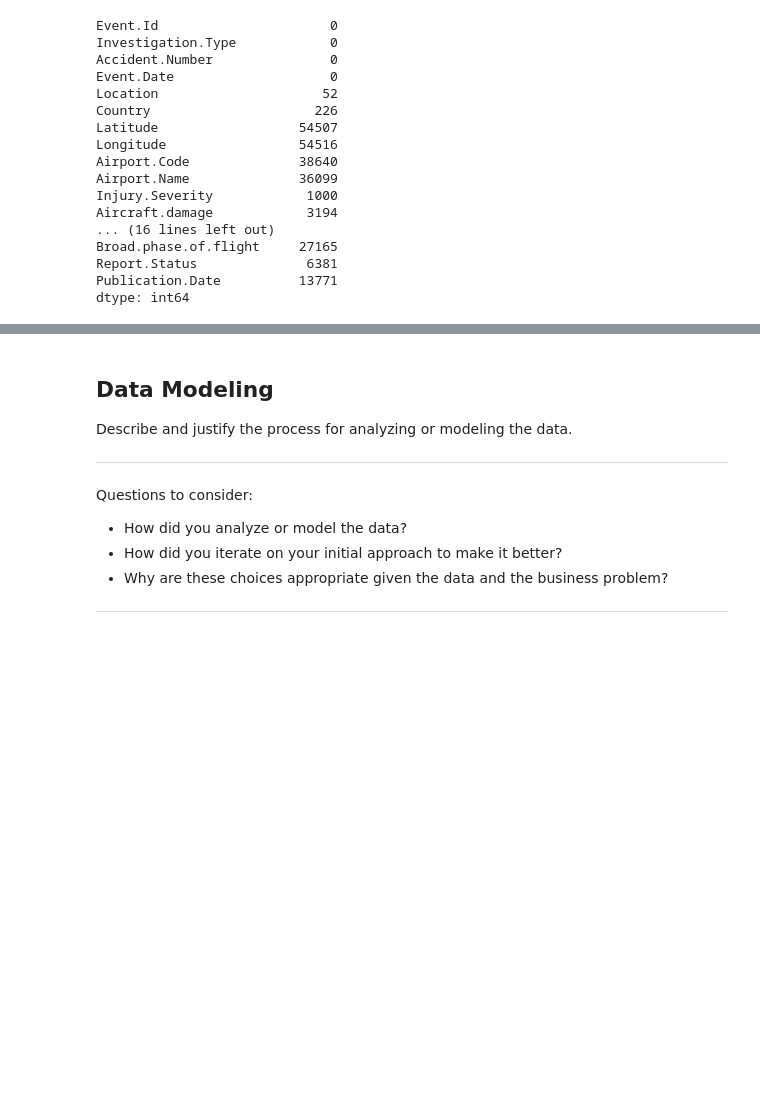
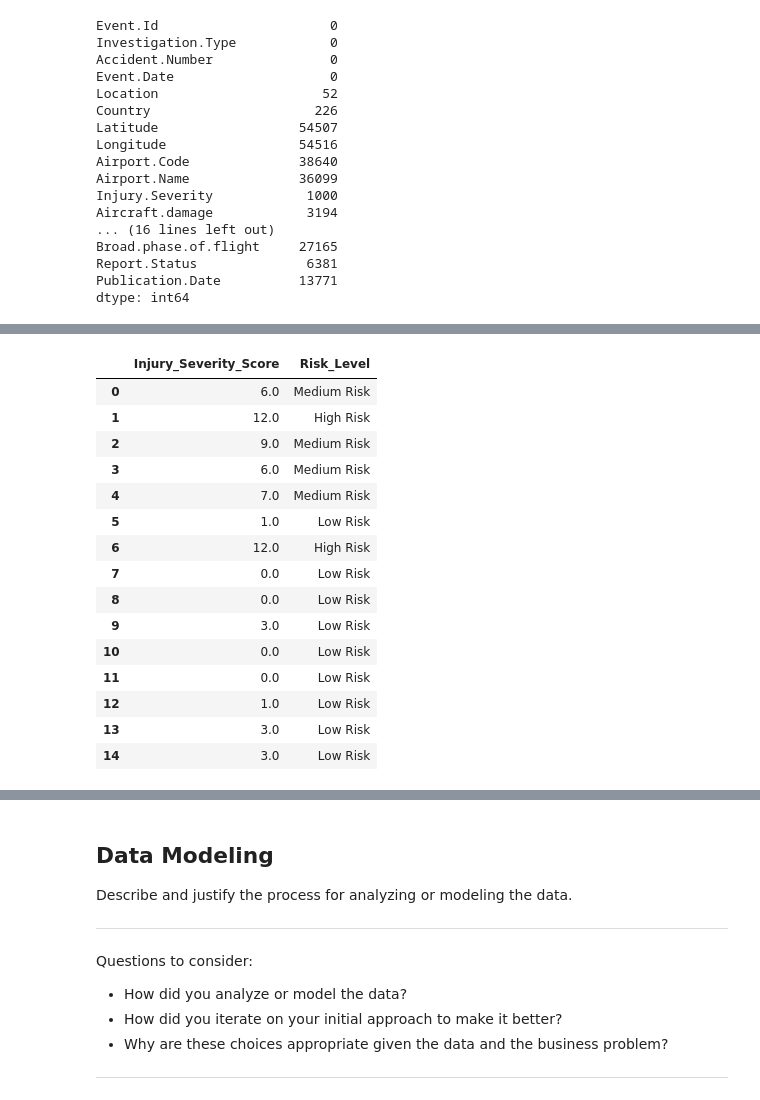
Before and after one commit to G-Money-Himself/Navigating-Aviation-Risk-for-Business-Expansion-PJ1, a Jupyter notebook: Navigating Aviation Risks for Business Expansion .ipynb, the cells around one changed output, grey strips where cells are left out. Saved outputs shown, nothing was run; the diff lists cells and outputs as text; code cells hidden in the pictures; blank space fills up the shorter version.

```diff
--- a/Navigating Aviation Risks for Business Expansion .ipynb
+++ b/Navigating Aviation Risks for Business Expansion .ipynb
@@ -140,0 +141,15 @@ Questions to consider:
+# %%
+# Dropping columns with too many missing values (more than 40% missing)
+missing_threshold = 0.4 * len(aviation_df)  # 40% of total rows
+aviation_df = aviation_df.dropna(thresh=missing_threshold, axis=1)
+
+
+# Filling missing values in numerical columns with the median
+num_cols = [col for col in aviation_df.columns if aviation_df[col].dtype in ['int64', 'float64']] # finding the numeric columns
+for column in num_cols:
+    aviation_df[column].fillna(aviation_df[column].median(), inplace=True) # filling missing values with median
+
+# Filling missing values in categorical columns with the mode
+cat_cols = [col for col in aviation_df.columns if aviation_df[col].dtype == 'object'] # finding categorical columns
+for column in cat_cols:
+    aviation_df[column].fillna(aviation_df[column].mode()[0], inplace=True) # filling the missing values with the mode in the first index [0]
@@ -140,0 +163,38 @@ Questions to consider:
+# %%
+# Create an "Injury Severity Score" to measure accident severity
+# By combining their weighted values
+aviation_df["Injury_Severity_Score"] = (
+    aviation_df["Total.Fatal.Injuries"].fillna(0) * 3 +  # Fatal injuries are the most severe with a weight of 3
+    aviation_df["Total.Serious.Injuries"].fillna(0) * 2 +  # Serious injuries are given medium weight of 2
+    aviation_df["Total.Minor.Injuries"].fillna(0) * 1  # Minor injuries are the least severe with a weight of 1
+)
+
+# Create a "Risk Level" column based on severity; High Risk, Medium Risk and Low Risk
+def categorize_risk(score):
+    if score >= 10:
+        return "High Risk"
+    elif score >= 5:
+        return "Medium Risk"
+    else:
+        return "Low Risk"
+
+aviation_df["Risk_Level"] = aviation_df["Injury_Severity_Score"].apply(categorize_risk)
+
+aviation_df[["Injury_Severity_Score", "Risk_Level"]].head(15) # to display accuracy of changes
+# %% [output]
+|  | Injury_Severity_Score | Risk_Level |
+| 0 | 6.0 | Medium Risk |
+| 1 | 12.0 | High Risk |
+| 2 | 9.0 | Medium Risk |
+| 3 | 6.0 | Medium Risk |
+| 4 | 7.0 | Medium Risk |
+| 5 | 1.0 | Low Risk |
+| 6 | 12.0 | High Risk |
+| 7 | 0.0 | Low Risk |
+| 8 | 0.0 | Low Risk |
+| 9 | 3.0 | Low Risk |
+| 10 | 0.0 | Low Risk |
+| 11 | 0.0 | Low Risk |
+| 12 | 1.0 | Low Risk |
+| 13 | 3.0 | Low Risk |
+| 14 | 3.0 | Low Risk |
```
Also changed, not shown: parts of 7 cells of this notebook.
